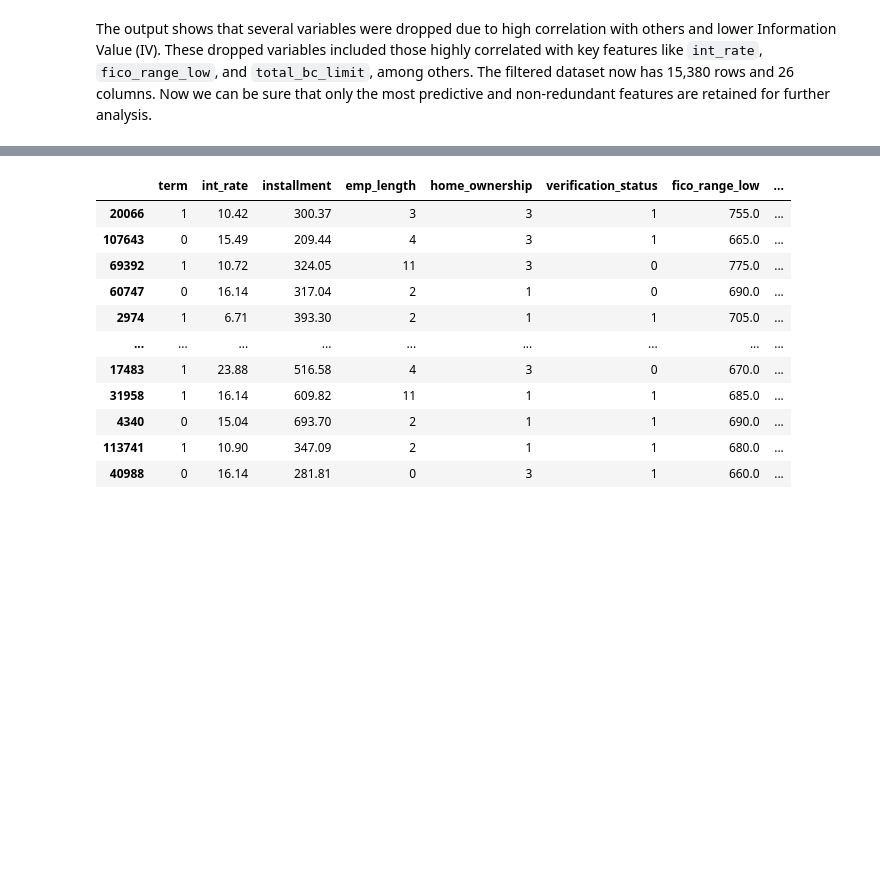
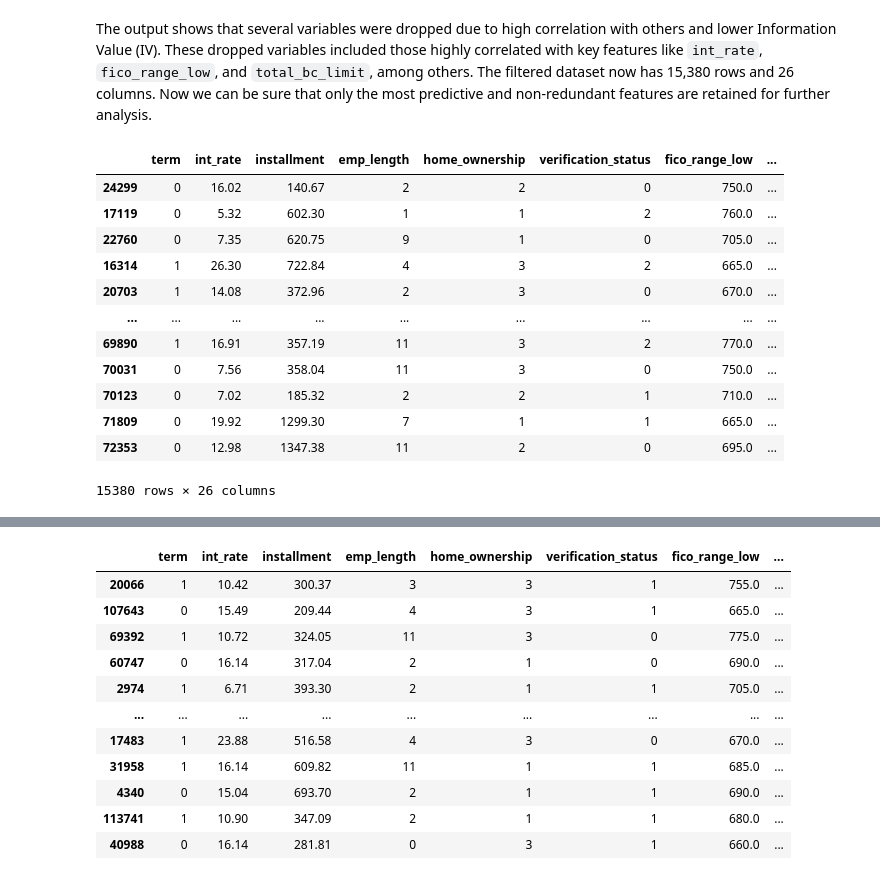
Before and after one commit to hoobys/Reproducible-Research-uni-project, a Jupyter notebook: report.ipynb, the cells around one changed output, grey strips where cells are left out. Cells and saved outputs as stored; diff of their text form; code cells hidden in the pictures; blank space fills up the shorter version.

```diff
--- a/report.ipynb
+++ b/report.ipynb
@@ -191,2 +191,18 @@ Dropped columns due to collinearity:  {'bc_open_to_buy', 'num_tl_op_past_12m', '
 # %% [markdown]
 The output shows that several variables were dropped due to high correlation with others and lower Information Value (IV). These dropped variables included those highly correlated with key features like `int_rate`, `fico_range_low`, and `total_bc_limit`, among others. The filtered dataset now has 15,380 rows and 26 columns. Now we can be sure that only the most predictive and non-redundant features are retained for further analysis.
+# %%
+filtered_df
+# %% [output]
+|  | term | int_rate | installment | emp_length | home_ownership | verification_status | fico_range_low | ... |
+| 24299 | 0 | 16.02 | 140.67 | 2 | 2 | 0 | 750.0 | ... |
+| 17119 | 0 | 5.32 | 602.30 | 1 | 1 | 2 | 760.0 | ... |
+| 22760 | 0 | 7.35 | 620.75 | 9 | 1 | 0 | 705.0 | ... |
+| 16314 | 1 | 26.30 | 722.84 | 4 | 3 | 2 | 665.0 | ... |
+| 20703 | 1 | 14.08 | 372.96 | 2 | 3 | 0 | 670.0 | ... |
+| ... | ... | ... | ... | ... | ... | ... | ... | ... |
+| 69890 | 1 | 16.91 | 357.19 | 11 | 3 | 2 | 770.0 | ... |
+| 70031 | 0 | 7.56 | 358.04 | 11 | 3 | 0 | 750.0 | ... |
+| 70123 | 0 | 7.02 | 185.32 | 2 | 2 | 1 | 710.0 | ... |
+| 71809 | 0 | 19.92 | 1299.30 | 7 | 1 | 1 | 665.0 | ... |
+| 72353 | 0 | 12.98 | 1347.38 | 11 | 2 | 0 | 695.0 | ... |
+15380 rows × 26 columns
```
Also changed, not shown: parts of 6 cells of this notebook, 8 other files.
